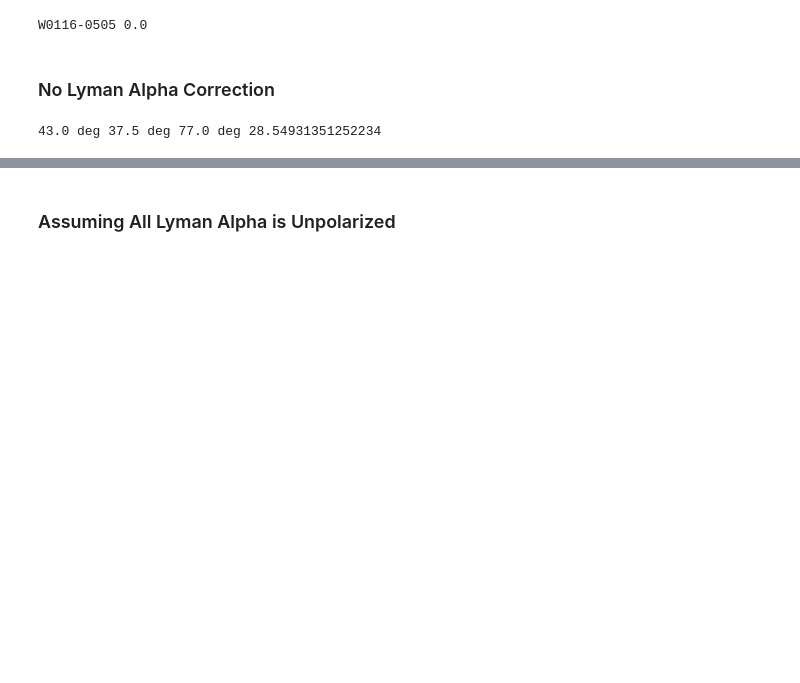
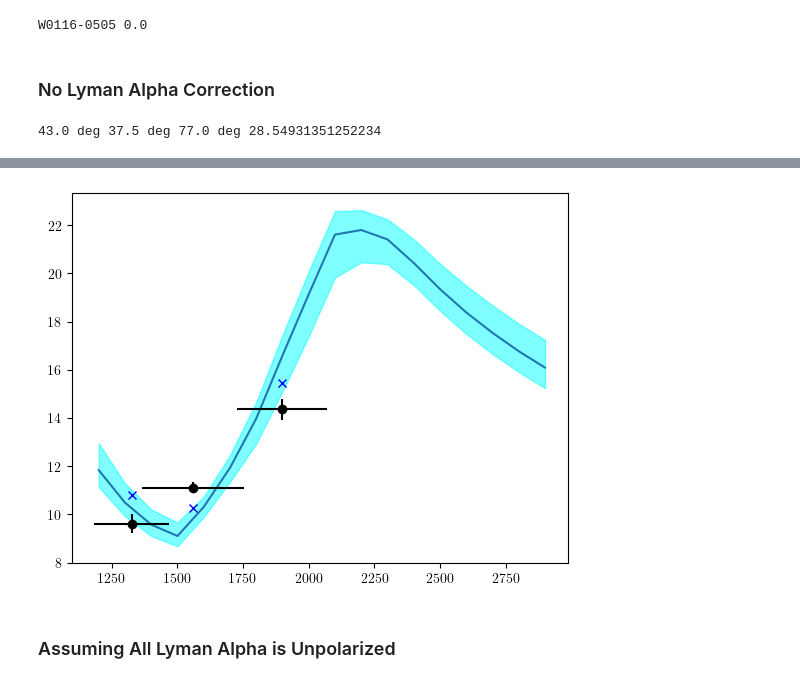
Before and after one commit to rjassef/Impol_BHDs_repo, a Jupyter notebook: plots/SKIRTOR_fit/fit_pfrac_pchi_W0116_MCMC.ipynb, the cells around one changed output, grey strips where cells are left out. Cells and saved outputs as stored; diff of their text form; code cells hidden in the pictures; blank space fills up the shorter version.

```diff
--- a/plots/SKIRTOR_fit/fit_pfrac_pchi_W0116_MCMC.ipynb
+++ b/plots/SKIRTOR_fit/fit_pfrac_pchi_W0116_MCMC.ipynb
@@ -397,3 +446,7 @@ plt.show()
+# %%
+plot_polwave_range(flatchain_use)
+# %% [output]
+[figure, added]
 # %% [markdown]
 ### Assuming All Lyman Alpha is Unpolarized
 # %%
```
Also changed, not shown: parts of 25 cells of this notebook.
